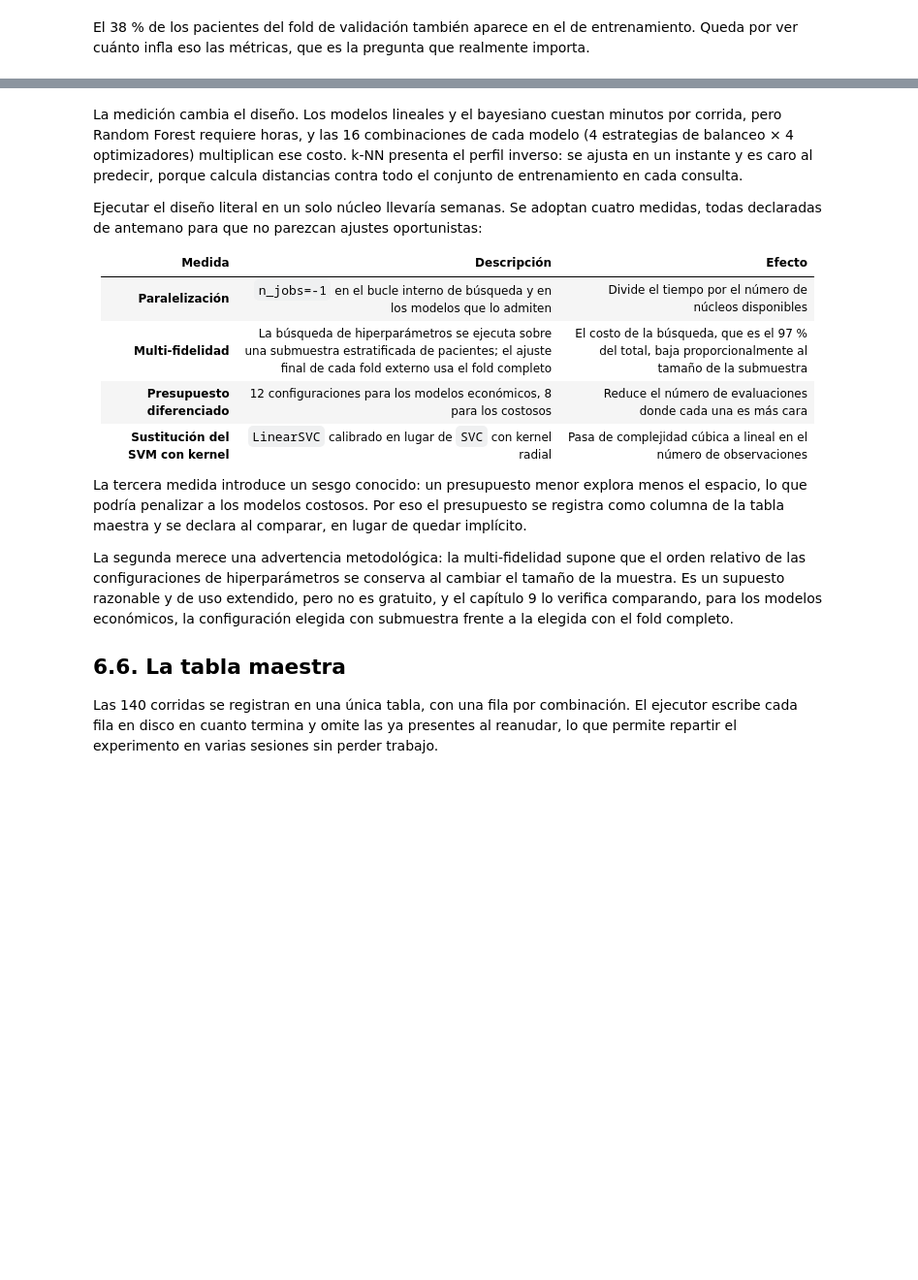
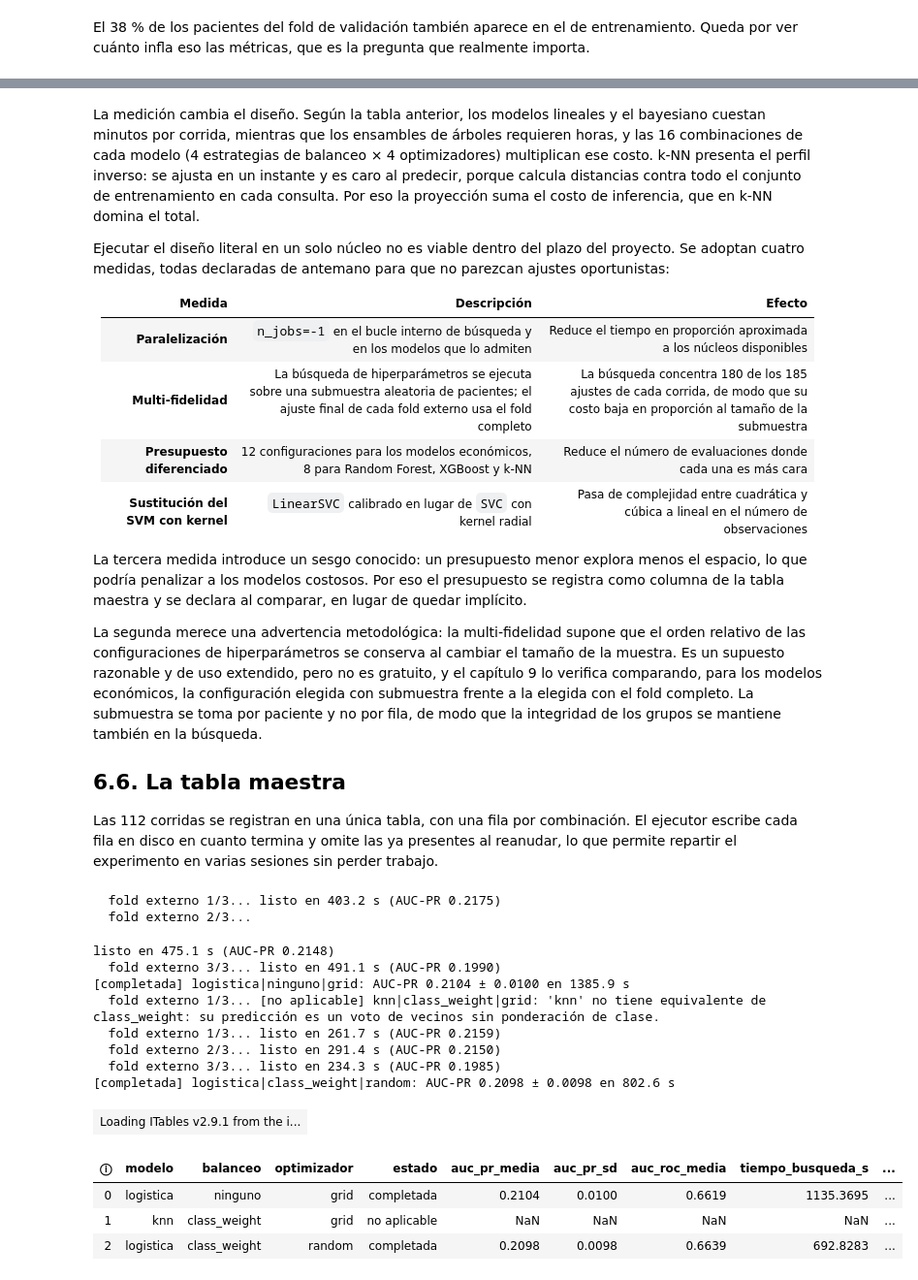
Before and after one commit to joshua2412-a/Diabetes_ProyectoML_202630, a Jupyter notebook: docs/06_Preprocesamiento.ipynb, the cells around one changed output, grey strips where cells are left out. Shown at 97% size. Saved outputs shown, nothing was run; the diff lists cells and outputs as text; code cells hidden in the pictures; blank space fills up the shorter version.

```diff
--- a/docs/06_Preprocesamiento.ipynb
+++ b/docs/06_Preprocesamiento.ipynb
@@ -91,7 +134,7 @@ print(f"  de ellos, presentes en entrenamiento: {compartidos:,} "
 # %% [markdown]
 El 38 % de los pacientes del fold de validación también aparece en el de entrenamiento. Queda por ver cuánto infla eso las métricas, que es la pregunta que realmente importa.
 # %%
-from sklearn.model_selection import cross_val_score
+from sklearn.model_selection import cross_validate
 
 pipeline_base = ex.construir_pipeline("logistica", "class_weight", roles)
 
@@ -107,10 +150,12 @@ esquemas = {
 
 filas = []
 for nombre, (cv, agrupacion) in esquemas.items():
-    auc = cross_val_score(pipeline_base, X, y, groups=agrupacion, cv=cv,
-                          scoring="roc_auc")
-    ap = cross_val_score(pipeline_base, X, y, groups=agrupacion, cv=cv,
-                         scoring="average_precision")
+    # cross_validate calcula las dos métricas con los mismos ajustes, en lugar
+    # de repetir la validación cruzada una vez por métrica.
+    puntajes = cross_validate(pipeline_base, X, y, groups=agrupacion, cv=cv,
+                              scoring=["roc_auc", "average_precision"],
+                              n_jobs=-1)
+    auc, ap = puntajes["test_roc_auc"], puntajes["test_average_precision"]
     filas.append({
         "esquema": nombre,
         "AUC-ROC media": auc.mean(), "AUC-ROC sd": auc.std(ddof=1),
@@ -286,37 +446,60 @@ perfil.round(2)
 # %% [markdown]
-La medición cambia el diseño. Los modelos lineales y el bayesiano cuestan minutos por corrida, pero Random Forest requiere horas, y las 16 combinaciones de cada modelo (4 estrategias de balanceo × 4 optimizadores) multiplican ese costo. k-NN presenta el perfil inverso: se ajusta en un instante y es caro al predecir, porque calcula distancias contra todo el conjunto de entrenamiento en cada consulta.
+La medición cambia el diseño. Según la tabla anterior, los modelos lineales y el bayesiano cuestan minutos por corrida, mientras que los ensambles de árboles requieren horas, y las 16 combinaciones de cada modelo (4 estrategias de balanceo × 4 optimizadores) multiplican ese costo. k-NN presenta el perfil inverso: se ajusta en un instante y es caro al predecir, porque calcula distancias contra todo el conjunto de entrenamiento en cada consulta. Por eso la proyección suma el costo de inferencia, que en k-NN domina el total.
 
-Ejecutar el diseño literal en un solo núcleo llevaría semanas. Se adoptan cuatro medidas, todas declaradas de antemano para que no parezcan ajustes oportunistas:
+Ejecutar el diseño literal en un solo núcleo no es viable dentro del plazo del proyecto. Se adoptan cuatro medidas, todas declaradas de antemano para que no parezcan ajustes oportunistas:
 
 | Medida | Descripción | Efecto |
 |---|---|---|
-| **Paralelización** | `n_jobs=-1` en el bucle interno de búsqueda y en los modelos que lo admiten | Divide el tiempo por el número de núcleos disponibles |
-| **Multi-fidelidad** | La búsqueda de hiperparámetros se ejecuta sobre una submuestra estratificada de pacientes; el ajuste final de cada fold externo usa el fold completo | El costo de la búsqueda, que es el 97 % del total, baja proporcionalmente al tamaño de la submuestra |
-| **Presupuesto diferenciado** | 12 configuraciones para los modelos económicos, 8 para los costosos | Reduce el número de evaluaciones donde cada una es más cara |
-| **Sustitución del SVM con kernel** | `LinearSVC` calibrado en lugar de `SVC` con kernel radial | Pasa de complejidad cúbica a lineal en el número de observaciones |
+| **Paralelización** | `n_jobs=-1` en el bucle interno de búsqueda y en los modelos que lo admiten | Reduce el tiempo en proporción aproximada a los núcleos disponibles |
+| **Multi-fidelidad** | La búsqueda de hiperparámetros se ejecuta sobre una submuestra aleatoria de pacientes; el ajuste final de cada fold externo usa el fold completo | La búsqueda concentra 180 de los 185 ajustes de cada corrida, de modo que su costo baja en proporción al tamaño de la submuestra |
+| **Presupuesto diferenciado** | 12 configuraciones para los modelos económicos, 8 para Random Forest, XGBoost y k-NN | Reduce el número de evaluaciones donde cada una es más cara |
+| **Sustitución del SVM con kernel** | `LinearSVC` calibrado en lugar de `SVC` con kernel radial | Pasa de complejidad entre cuadrática y cúbica a lineal en el número de observaciones |
 
 La tercera medida introduce un sesgo conocido: un presupuesto menor explora menos el espacio, lo que podría penalizar a los modelos costosos. Por eso el presupuesto se registra como columna de la tabla maestra y se declara al comparar, en lugar de quedar implícito.
 
-La segunda merece una advertencia metodológica: la multi-fidelidad supone que el orden relativo de las configuraciones de hiperparámetros se conserva al cambiar el tamaño de la muestra. Es un supuesto razonable y de uso extendido, pero no es gratuito, y el capítulo 9 lo verifica comparando, para los modelos económicos, la configuración elegida con submuestra frente a la elegida con el fold completo.
+La segunda merece una advertencia metodológica: la multi-fidelidad supone que el orden relativo de las configuraciones de hiperparámetros se conserva al cambiar el tamaño de la muestra. Es un supuesto razonable y de uso extendido, pero no es gratuito, y el capítulo 9 lo verifica comparando, para los modelos económicos, la configuración elegida con submuestra frente a la elegida con el fold completo. La submuestra se toma por paciente y no por fila, de modo que la integridad de los grupos se mantiene también en la búsqueda.
 
 ## 6.6. La tabla maestra
 
-Las 140 corridas se registran en una única tabla, con una fila por combinación. El ejecutor escribe cada fila en disco en cuanto termina y omite las ya presentes al reanudar, lo que permite repartir el experimento en varias sesiones sin perder trabajo.
+Las 112 corridas se registran en una única tabla, con una fila por combinación. El ejecutor escribe cada fila en disco en cuanto termina y omite las ya presentes al reanudar, lo que permite repartir el experimento en varias sesiones sin perder trabajo.
 # %%
+ruta_demo = RESULTADOS / "tabla_maestra_demo.csv"
+# La demostración siempre parte de cero: si quedara un CSV de una ejecución
+# anterior, el motor omitiría esas filas en lugar de recalcularlas.
+ruta_demo.unlink(missing_ok=True)
+
 demostracion = [
     ex.Corrida("logistica", "ninguno", "grid", presupuesto=4),
-    ex.Corrida("bayes", "class_weight", "grid", presupuesto=4),
-    ex.Corrida("lasso", "ninguno", "random", presupuesto=4),
+    ex.Corrida("knn", "class_weight", "grid", presupuesto=4),  # no aplicable
+    ex.Corrida("logistica", "class_weight", "random", presupuesto=4),
 ]
 
 tabla_demo = ex.ejecutar_experimento(
     demostracion, X, y, grupos, roles,
-    ruta_tabla=RESULTADOS / "tabla_maestra_demo.csv",
+    ruta_tabla=ruta_demo,
     folds_externos=3, folds_internos=2,
 )
 
 columnas = ["modelo", "balanceo", "optimizador", "estado",
             "auc_pr_media", "auc_pr_sd", "auc_roc_media",
             "tiempo_busqueda_s", "tiempo_total_s"]
-tabla(tabla_demo[columnas].round(4))
+# reindex en lugar de [columnas]: la fila no aplicable no tiene métricas y
+# sus celdas quedan vacías en vez de producir un KeyError.
+tabla(tabla_demo.reindex(columns=columnas).round(4))
+# %% [output]
+  fold externo 1/3... listo en 403.2 s (AUC-PR 0.2175)
+  fold externo 2/3...
+listo en 475.1 s (AUC-PR 0.2148)
+  fold externo 3/3... listo en 491.1 s (AUC-PR 0.1990)
+[completada] logistica|ninguno|grid: AUC-PR 0.2104 ± 0.0100 en 1385.9 s
+  fold externo 1/3... [no aplicable] knn|class_weight|grid: 'knn' no tiene equivalente de class_weight: su predicción es un voto de vecinos sin ponderación de clase.
+  fold externo 1/3... listo en 261.7 s (AUC-PR 0.2159)
+  fold externo 2/3... listo en 291.4 s (AUC-PR 0.2150)
+  fold externo 3/3... listo en 234.3 s (AUC-PR 0.1985)
+[completada] logistica|class_weight|random: AUC-PR 0.2098 ± 0.0098 en 802.6 s
+| Loading ITables v2.9.1 from the i... |
+| ⓘ | modelo | balanceo | optimizador | estado | auc_pr_media | auc_pr_sd | auc_roc_media | tiempo_busqueda_s | ... |
+| 0 | logistica | ninguno | grid | completada | 0.2104 | 0.0100 | 0.6619 | 1135.3695 | ... |
+| 1 | knn | class_weight | grid | no aplicable | NaN | NaN | NaN | NaN | ... |
+| 2 | logistica | class_weight | random | completada | 0.2098 | 0.0098 | 0.6639 | 692.8283 | ... |
 # %% [markdown]
```
Also changed, not shown: parts of 21 cells of this notebook, 7 other files.
